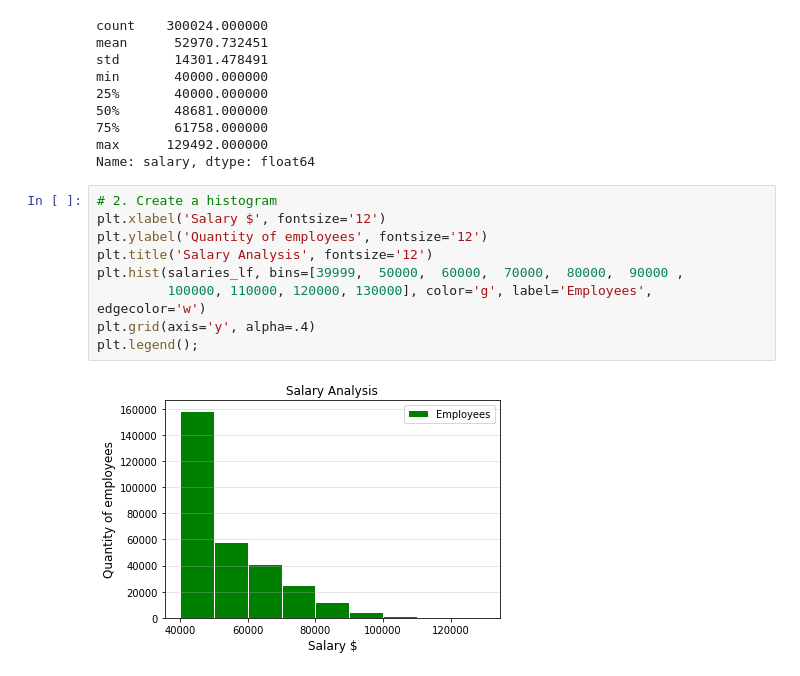
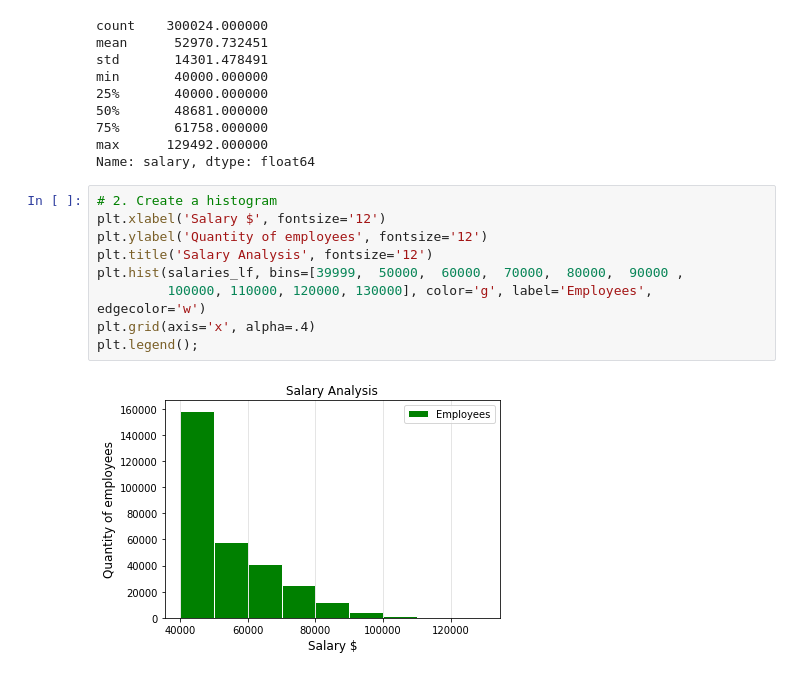
Before and after one commit to Solorzanoluisalberto/sql-challenge, a Jupyter notebook: EmployeeSQL/MainSQL-Challenge.ipynb, the cells around one changed output. Cells and saved outputs as stored; diff of their text form.

```diff
--- a/EmployeeSQL/MainSQL-Challenge.ipynb
+++ b/EmployeeSQL/MainSQL-Challenge.ipynb
@@ -71,11 +71,11 @@ Name: salary, dtype: float64
 # %%
 # 2. Create a histogram
 plt.xlabel('Salary $', fontsize='12')
 plt.ylabel('Quantity of employees', fontsize='12')
 plt.title('Salary Analysis', fontsize='12')
 plt.hist(salaries_lf, bins=[39999,  50000,  60000,  70000,  80000,  90000 ,
          100000, 110000, 120000, 130000], color='g', label='Employees', edgecolor='w')
-plt.grid(axis='y', alpha=.4)
+plt.grid(axis='x', alpha=.4)
 plt.legend();
 # %% [output]
-[figure, old version]
+[figure, new version]
```
Also changed, not shown: parts of 5 cells of this notebook.
